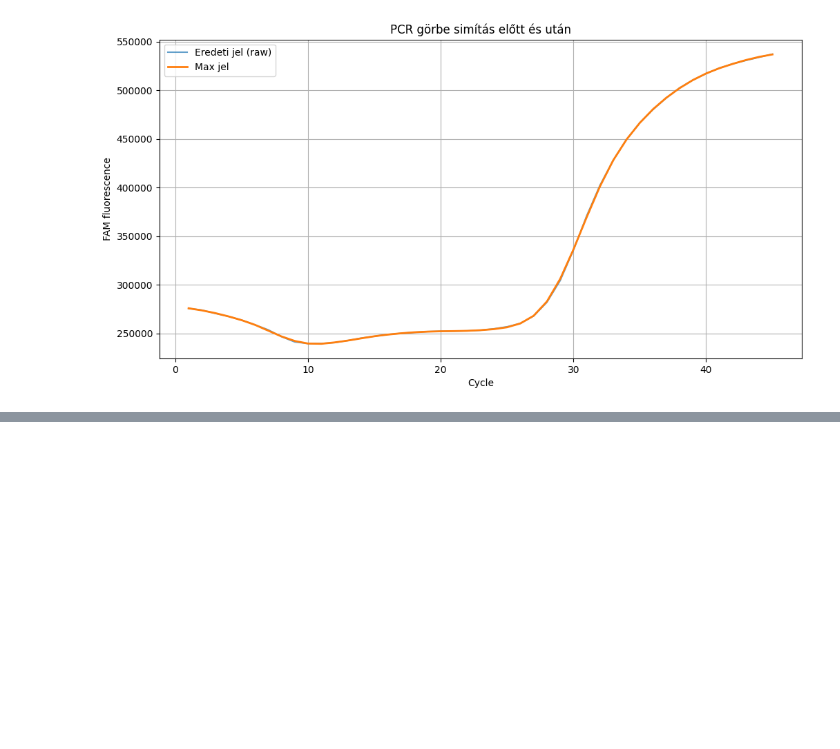
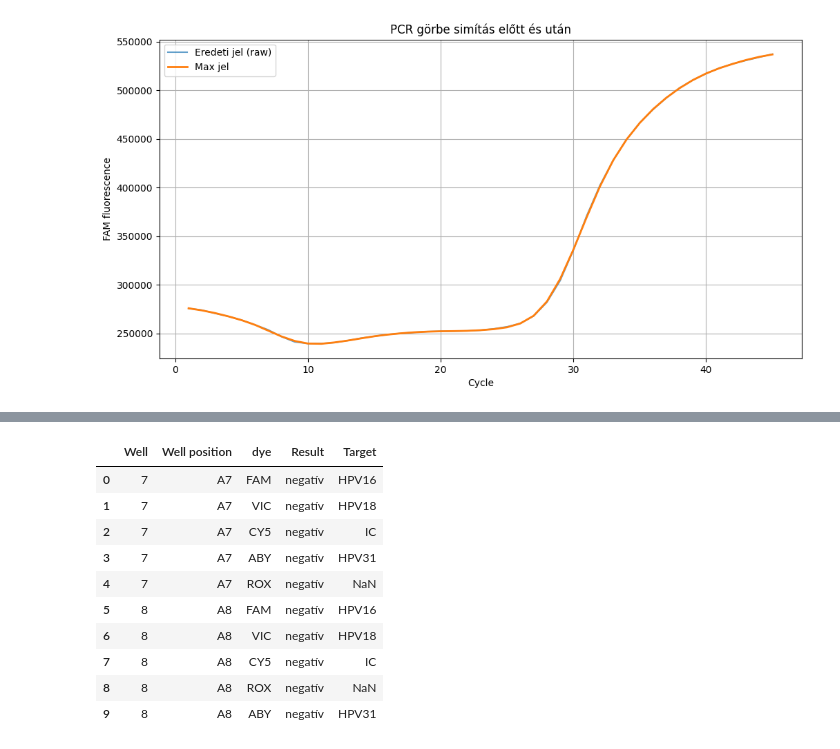
Before and after one commit to pajtas11/szakdoga, a Jupyter notebook: eds_pcr_result.ipynb, the cells around one changed output, grey strips where cells are left out. Saved outputs shown, nothing was run; the diff lists cells and outputs as text; code cells hidden in the pictures; blank space fills up the shorter version.

```diff
--- a/eds_pcr_result.ipynb
+++ b/eds_pcr_result.ipynb
@@ -164,0 +266,22 @@ plt.show()
+# %%
+#target-festék összerendelés
+
+target_dye_map = {"FAM": "HPV16",
+                  "VIC": "HPV18",
+                    "CY5": "IC",
+                    "ABY": "HPV31"}
+
+pcr_result['Target'] = pcr_result['dye'].map(target_dye_map)
+pcr_result.head(10)
+# %% [output]
+|  | Well | Well position | dye | Result | Target |
+| 0 | 7 | A7 | FAM | negatív | HPV16 |
+| 1 | 7 | A7 | VIC | negatív | HPV18 |
+| 2 | 7 | A7 | CY5 | negatív | IC |
+| 3 | 7 | A7 | ABY | negatív | HPV31 |
+| 4 | 7 | A7 | ROX | negatív | NaN |
+| 5 | 8 | A8 | FAM | negatív | HPV16 |
+| 6 | 8 | A8 | VIC | negatív | HPV18 |
+| 7 | 8 | A8 | CY5 | negatív | IC |
+| 8 | 8 | A8 | ROX | negatív | NaN |
+| 9 | 8 | A8 | ABY | negatív | HPV31 |
```
Also changed, not shown: parts of 7 cells of this notebook, 1 other file.
